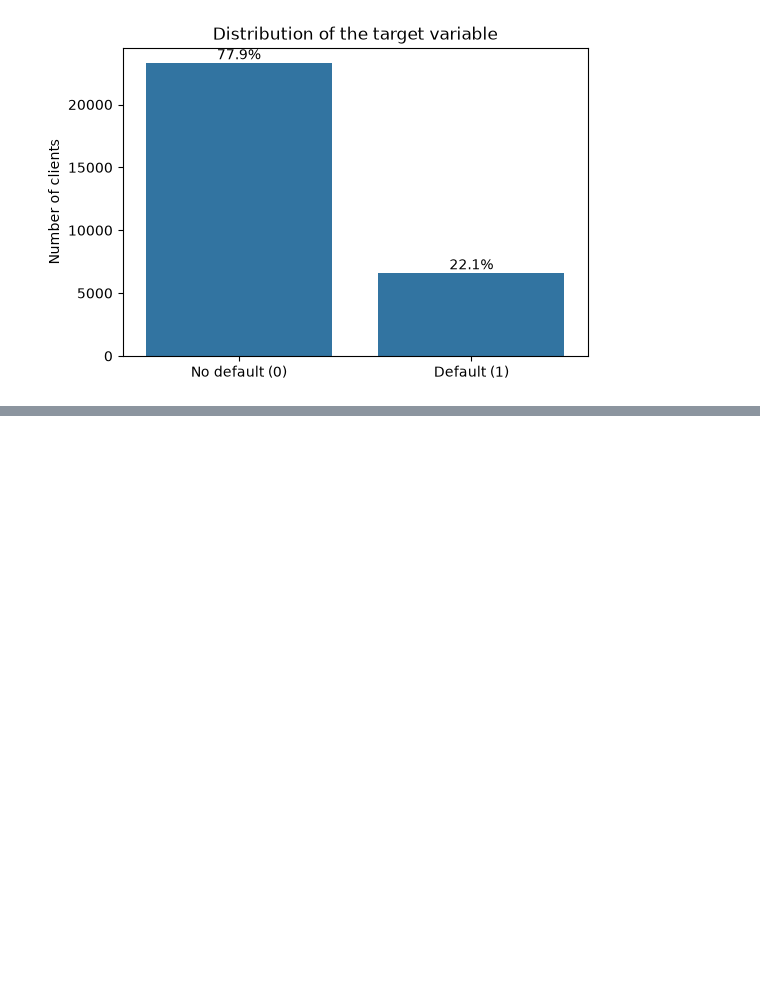
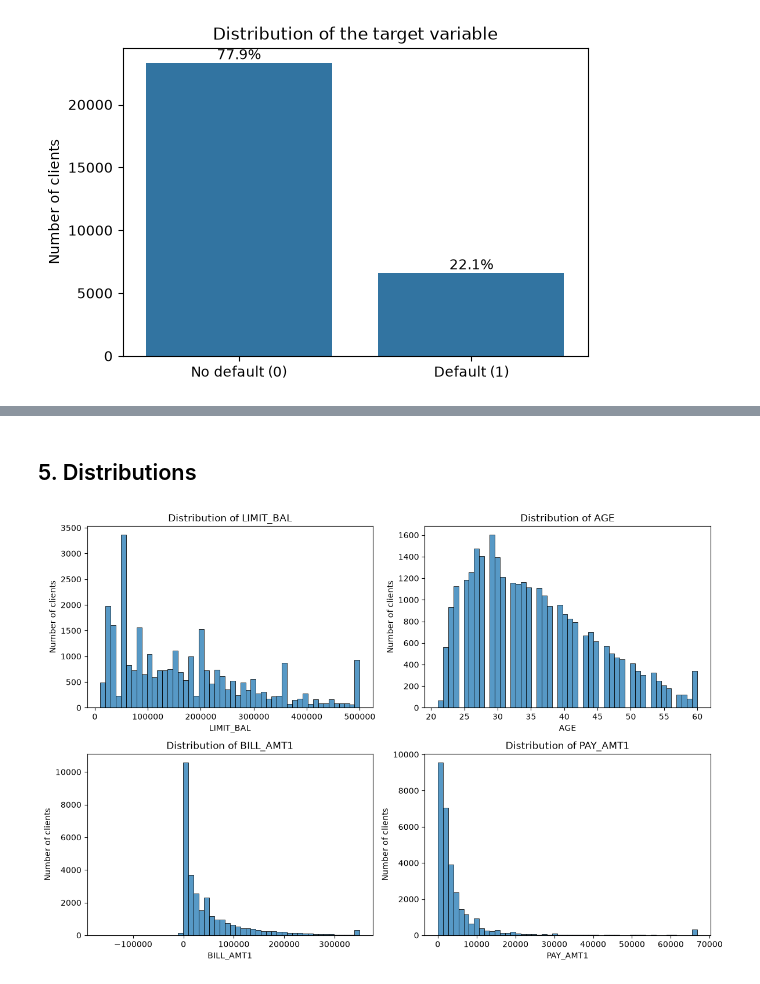
Before and after one commit to ballantimichele-cloud/credit-default-prediction, a Jupyter notebook: notebooks/01_eda.ipynb, the cells around one changed output, grey strips where cells are left out. Saved outputs shown, nothing was run; the diff lists cells and outputs as text; code cells hidden in the pictures; blank space fills up the shorter version.

```diff
--- a/notebooks/01_eda.ipynb
+++ b/notebooks/01_eda.ipynb
@@ -114,0 +153,18 @@ default
+# %% [markdown]
+## 5. Distributions
+# %%
+# Histograms of numerical variables (top 1% clipped for readability)
+num_to_plot = ["LIMIT_BAL", "AGE", "BILL_AMT1", "PAY_AMT1"]
+
+fig, axes = plt.subplots(2, 2, figsize=(12, 8))
+for ax, col in zip(axes.flat, num_to_plot):
+    data = df[col].clip(upper=df[col].quantile(0.99))
+    sns.histplot(data, bins=50, ax=ax)
+    ax.set_title(f"Distribution of {col}")
+    ax.set_ylabel("Number of clients")
+
+plt.tight_layout()
+plt.savefig("../figures/numerical_distributions.png", dpi=300, bbox_inches="tight")
+plt.show()
+# %% [output]
+[figure, added]
```
Also changed, not shown: parts of 10 cells of this notebook, 5 other files.
